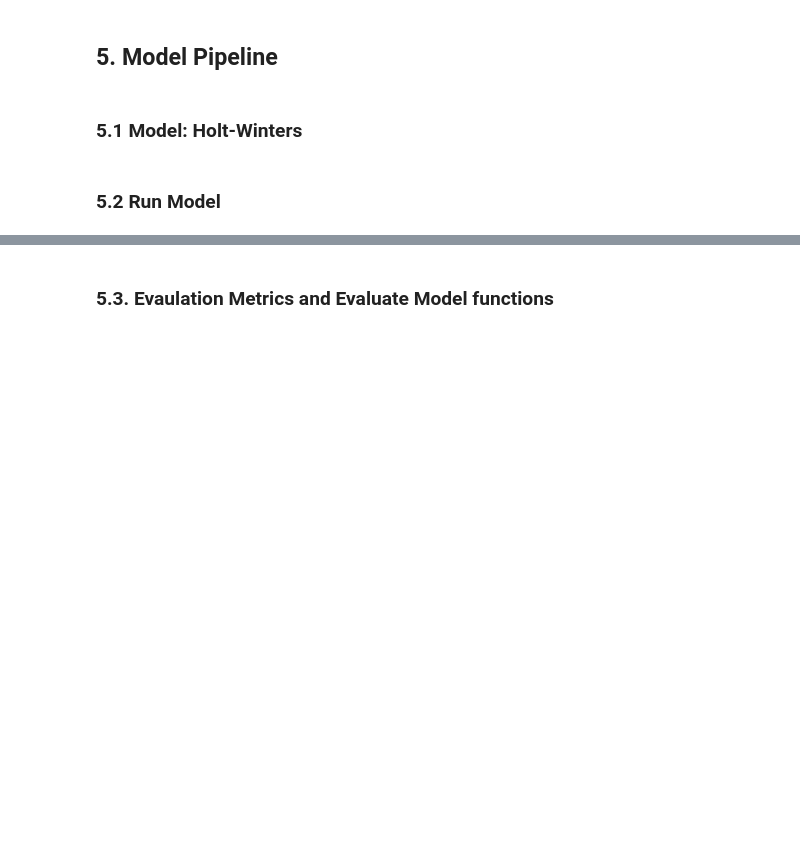
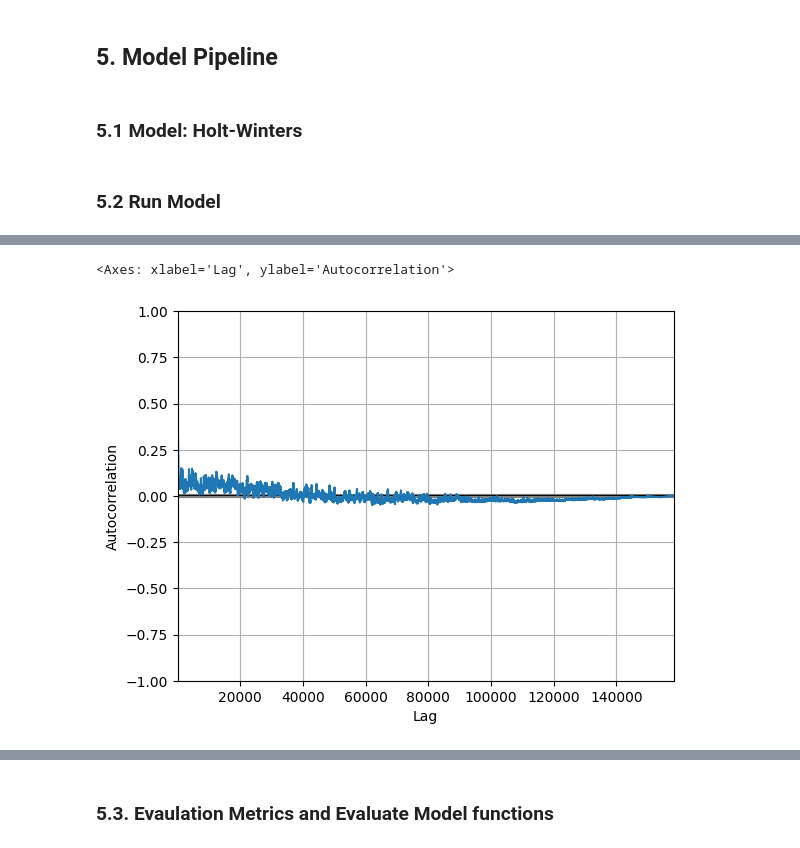
Before and after one commit to AFEngelage/Group4B, a Jupyter notebook: notebooks/2024 10 30 - Split and Model Pipeline - Holt-Winters.ipynb, the cells around one changed output, grey strips where cells are left out. Drawn from its saved outputs; the diff is of its cells as text; code cells hidden in the pictures; blank space fills up the shorter version.

```diff
--- a/notebooks/2024 10 30 - Split and Model Pipeline - Holt-Winters.ipynb
+++ b/notebooks/2024 10 30 - Split and Model Pipeline - Holt-Winters.ipynb
@@ -377,7 +414,7 @@ def impute_agg_preprocessing(df, window_size=7):
 
     df = impute_stockouts_polars(df, window_size)
 
-    df = aggregate_week(df_final)
+    df = aggregate_week(df)
 
     return df
 # %%
@@ -632,0 +622,4 @@ def holt_winters_model_forecast(
+# %%
+train_df_store_10 = train_df[train_df["store_nbr"] == 10]
+
+val_df_store_10 = val_df[val_df["store_nbr"] == 10]
@@ -632,0 +630,12 @@ def holt_winters_model_forecast(
+# %%
+# Calculate mean and std from training data
+mean_train = train_df_store_10["unit_sales"].mean()
+std_train = train_df_store_10["unit_sales"].std()
+
+# Normalize training data
+train_df_store_10["unit_sales"] = (
+    train_df_store_10["unit_sales"] - mean_train
+) / std_train
+
+# Normalize validation data using training mean and std
+val_df_store_10["unit_sales"] = (val_df_store_10["unit_sales"] - mean_train) / std_train
@@ -632,0 +657,7 @@ def holt_winters_model_forecast(
+# %%
+from pandas.plotting import autocorrelation_plot
+
+autocorrelation_plot(train_df_store_10["unit_sales"])
+# %% [output]
+<Axes: xlabel='Lag', ylabel='Autocorrelation'>
+[figure, added]
```
Also changed, not shown: parts of 37 cells of this notebook, 2 other files.
